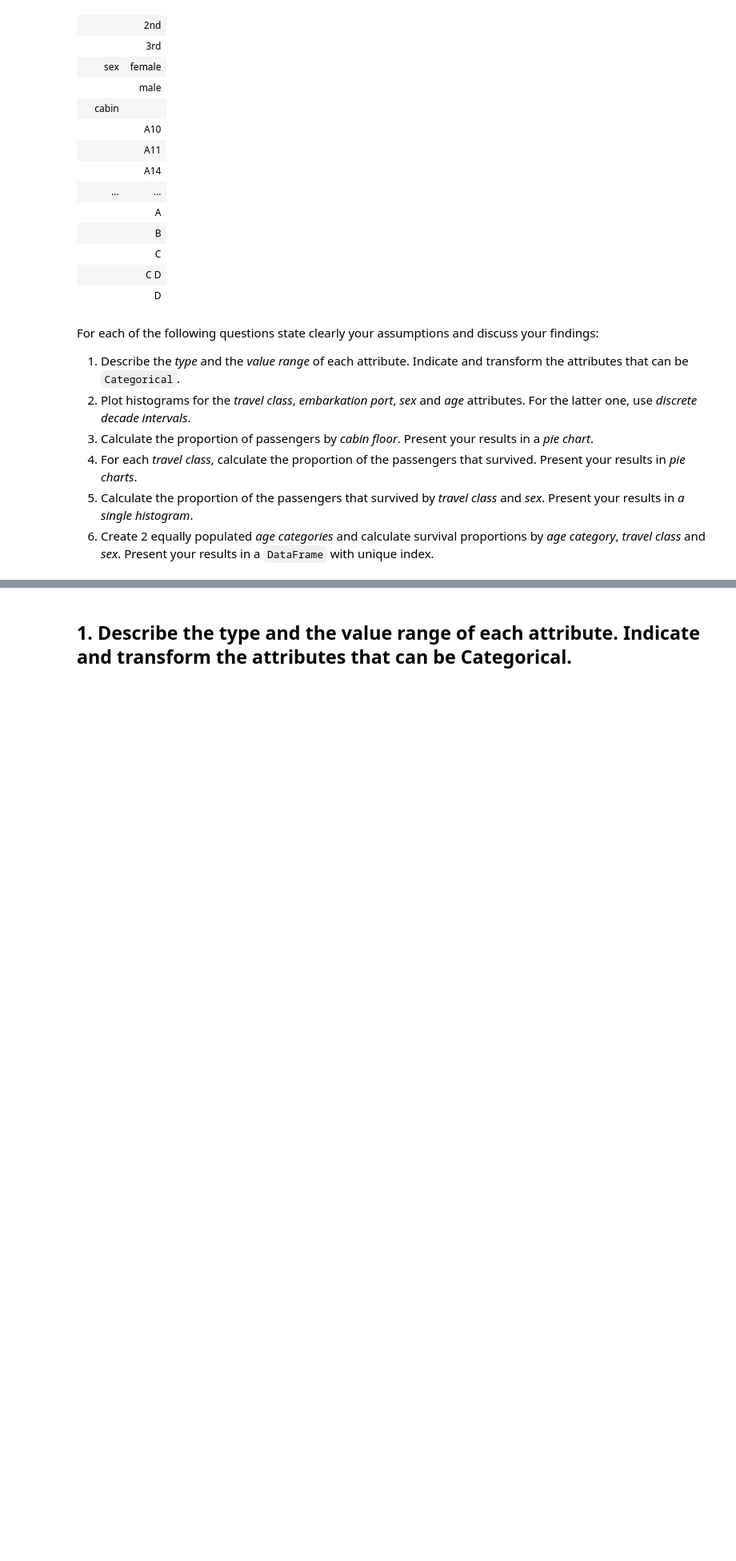
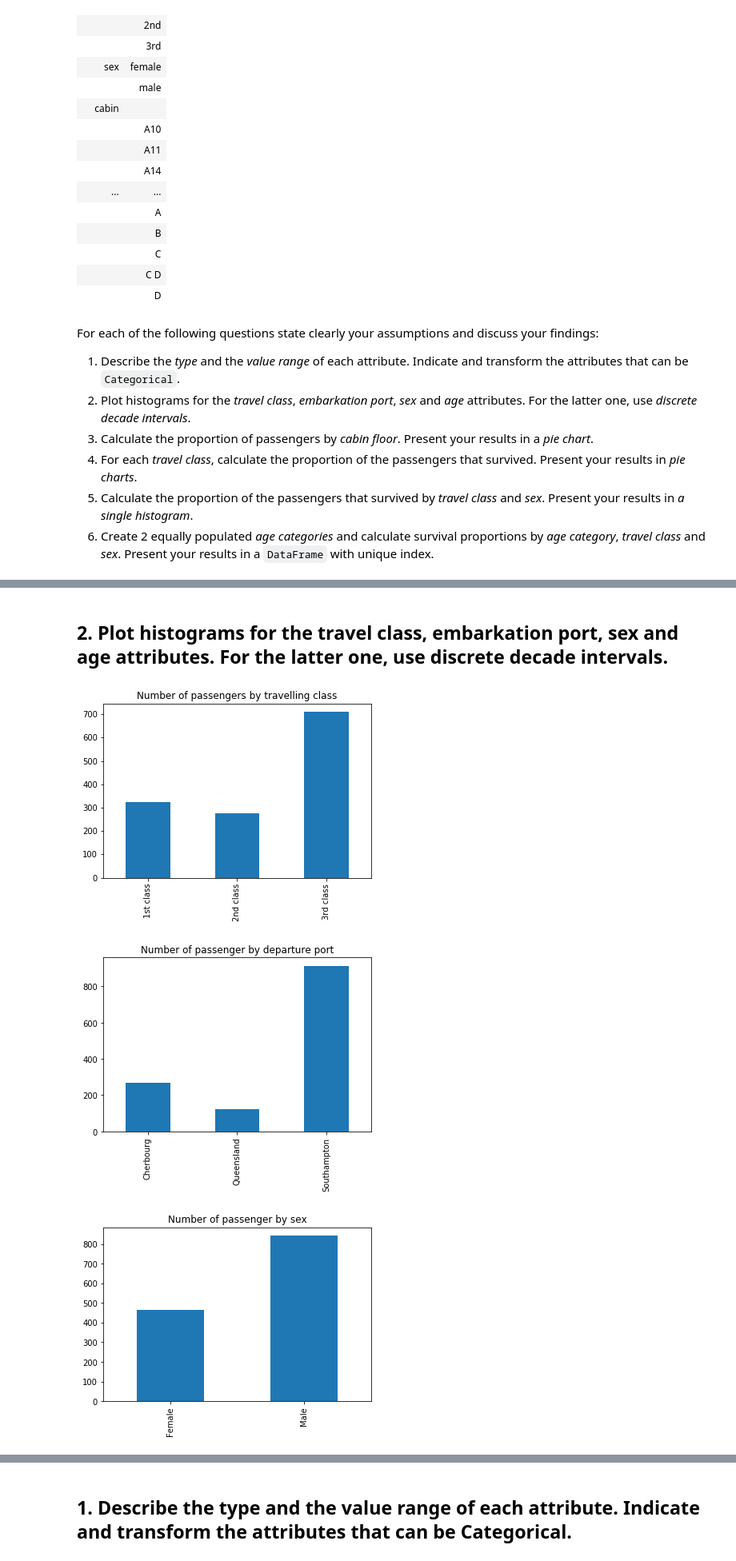
Before and after one commit to NicoBrun/ada2017, a Jupyter notebook: 01 - Pandas and Data Wrangling/Homework 1.ipynb, the cells around one changed output, grey strips where cells are left out. Shown at 80% size. Cells and saved outputs as stored; diff of their text form; code cells hidden in the pictures; blank space fills up the shorter version.

```diff
--- a/01 - Pandas and Data Wrangling/Homework 1.ipynb
+++ b/01 - Pandas and Data Wrangling/Homework 1.ipynb
@@ -156,11 +156,8 @@ dataset = pd.read_excel(DATA_FOLDER+"/titanic.xls", index_col=None, names=data_n
 # Some cleaning before discussing the data, so that we can, for example, describe dataset['ticket'] as a number and not as a string
 # just because some rows hold 'PC343445' instead of '343445
 
-# useful helper
-def check_for_all(serie, predicate) :
-    """ Predicate must be a function that maps the serie's elements to boolean
-    """
-    assert reduce(lambda x, y : x and y, serie.map(predicate))
+# Category dictionnary for pclass
+cat_pclass = {1:"1st class", 2:"2nd class", 3:"3rd class"}
 
 # Categorize Sex
 cat_sex = {0 : 'Female', 1 : 'Male'}
@@ -244,11 +241,15 @@ def tmp(c)  :  # Lambda function gives invalid syntax for some reason
 dataset['embarked'] = dataset['embarked'].apply(tmp)
 
 # Check the content of columns
+def check_for_all(serie, predicate) :
+    """ Predicate must be a function that maps the serie's elements to boolean
+    """
+    assert reduce(lambda x, y : x and y, serie.map(predicate))
 check_for_all(dataset['sibsp'], (lambda e : isnan(e) or e%1==0))
 check_for_all(dataset['parch'], (lambda e : isnan(e) or e%1==0))
 check_for_all(dataset['fare'], (lambda e : isnan(e) or isinstance(e, numbers.Real)))
 check_for_all(dataset['body'], (lambda e : isnan(e) or e%1==0))
 
-print(max(dataset['cabin']))
+#print(dataset)
 dataset.describe()
 # %% [output]
@@ -375,0 +349,51 @@ plt.show()
+# %% [markdown]
+## 2. Plot histograms for the travel class, embarkation port, sex and age attributes. For the latter one, use discrete decade intervals.
+# %%
+## Passengers' travel class histogram
+fig_pclass = plt.figure()
+pclass_data = dataset['pclass']
+pclass_count = pd.Series([pclass_data[pclass_data.values==pclass].apply(lambda e : 1).sum() for pclass in cat_pclass.keys()])
+pclass_count.index=cat_pclass.values()
+pclass_count.plot(kind='bar', title='Number of passengers by travelling class')
+
+
+## Passengers' embarkation port
+fig_embark = plt.figure()
+embarked_data = dataset['embarked']
+embarked_count = pd.Series([len(embarked_data[embarked_data.values==port]) for port in cat_embarked.keys()])
+embarked_count.index = cat_embarked.values()
+embarked_count.plot(kind='bar', title='Number of passenger by departure port')
+# to check the order of the results
+#print(cat_embarked)
+#print(len(embarked_data[embarked_data.values==2]))
+
+
+## Passengers' sex
+fig_sex = plt.figure()
+sex_data = dataset['sex']
+sex_count = pd.Series([len(sex_data[sex_data.values==gender]) for gender in cat_sex.keys()])
+sex_count.index = cat_sex.values()
+sex_count.plot(kind='bar', title='Number of passenger by sex')
+# to check the order of the results
+#print(cat_sex)
+#print(len(sex_data[sex_data.values==1]))
+
+## Passenger's age
+fig_age = plt.figure()
+age_data = dataset['age']
+decades = np.arange(10, 90, 10)
+# for each decade, map to boolean values with 'e -> return e in [decade-10, decade[', then use the result as an index to splice age_data
+decades_count = pd.Series([ len(age_data[age_data.map(lambda e : e < decade and e >= decade -10)]) for decade in decades])
+decades_count.index = ['0-10', '10-20', '20-30', '30-40', '40-50', '50-60', '60-70', '70-80']
+# to check results
+#dec = 20
+#print(dec, "- -> ", len(age_data[age_data.map(lambda e : e < dec and e >= dec -10)]))
+#print(decades_data)
+#print( decades_data.sum())
+decades_count.plot(kind='bar', title='Number of passenger by age')
+
+plt.show()
+# %% [output]
+[figure, added]
+[figure, added]
+[figure, added]
```
Also changed, not shown: parts of 5 cells of this notebook.
